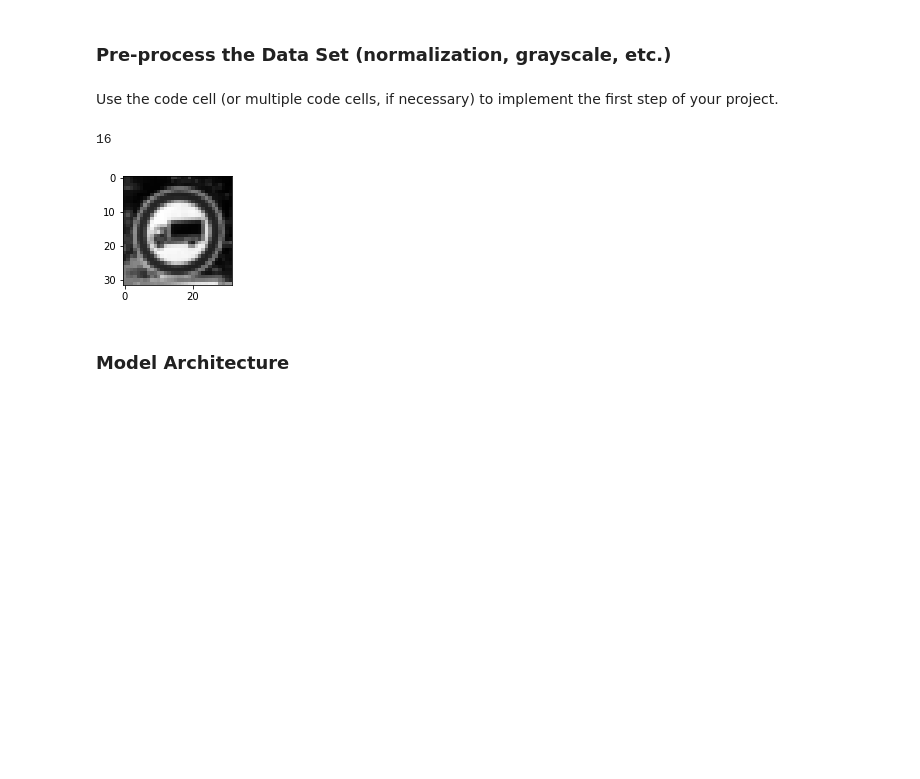
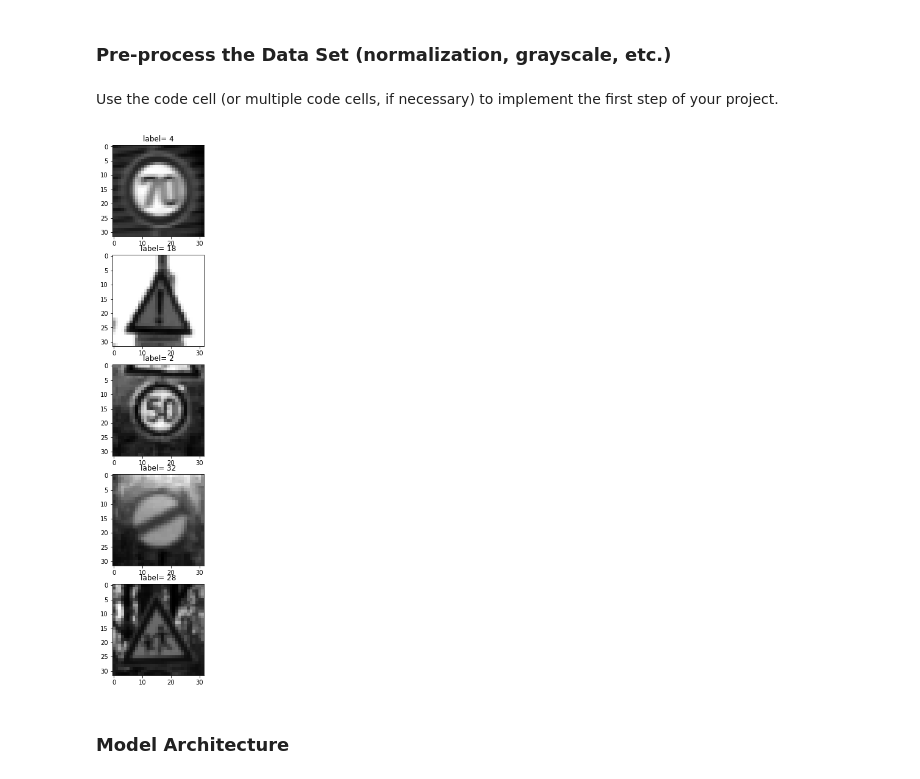
Before and after one commit to haallen/CarND-Traffic-Sign-Classifier-P2, a Jupyter notebook: Traffic_Sign_Classifier.ipynb, the cells around one changed output. Drawn from its saved outputs; the diff is of its cells as text; code cells hidden in the pictures; blank space fills up the shorter version.

```diff
--- a/Traffic_Sign_Classifier.ipynb
+++ b/Traffic_Sign_Classifier.ipynb
@@ -100,13 +122,17 @@ import matplotlib.pyplot as plt
 # Visualizations will be shown in the notebook.
 %matplotlib inline
 
-#select image at random and plot in color
-index = np.random.randint(0, len(X_train_o))
-image = X_train_o[index].squeeze()
+#select 5 images at random and plot in color
+plt.subplots(figsize=(16,16))
+viz_index =[]
+for cnt in range(5):
+    index = np.random.randint(0, len(X_train_o))
+    viz_index.append(index)
+    image = X_train_o[index].squeeze()
 
-plt.figure(figsize=(2,2))
-plt.imshow(image)
+    plt.subplot(5,1,cnt+1)
+    plt.imshow(image)
+    plt.title('label= %s'%y_train[index])
 
-#print out the corresponding label
-print(y_train[index])
+plt.savefig("data_viz.png")
 # %% [output]
@@ -151,41 +176,45 @@ for each of the training images:
     - pixel values between -0.5 and +0.5
 3.) append the normalized greyscale image to a list of preprocessed training images
 
 the above steps repeated for validation and test data
 """
 
 X_train = []
 for ii in range(0,n_train):
     img = cv2.cvtColor(X_train_o[ii], cv2.COLOR_BGR2GRAY)
     img= img/255.0 - 0.5
     X_train.append(np.reshape(img,(32,32,1)))
 
-#plot the preprocessed version of the previously plotted color image
-image = X_train[index].squeeze()
-plt.figure(figsize=(2,2))
-plt.imshow(image, cmap="gray")
-print(y_train[index])
+cnt = 0
+plt.subplots(figsize=(16,16))
+for index in viz_index:
+    image = X_train[index].squeeze()
+
+    plt.subplot(len(viz_index),1,cnt+1)
+    plt.imshow(image, cmap="gray")
+    plt.title('label= %s'%y_train[index])
+    cnt +=1
+plt.savefig("preproc_data_viz.png")
 
 X_valid = []
 for ii in range(0,n_valid):
     img = cv2.cvtColor(X_valid_o[ii], cv2.COLOR_BGR2GRAY)
     img = img/255.0 - 0.5
     X_valid.append(np.reshape(img,(32,32,1)))
 
 X_test = []
 for ii in range(0,n_test):
     img = cv2.cvtColor(X_test_o[ii], cv2.COLOR_BGR2GRAY)
     img = img/255.0 - 0.5
     X_test.append(np.reshape(img,(32,32,1)))
 
 #define training parameters
 mu = 0
 sigma = 0.1
-EPOCHS = 40 #40
+EPOCHS = 40
 BATCH_SIZE = 128
 # %% [output]
-16
-[figure, old version]
+[figure, new version]
 # %% [markdown]
 ### Model Architecture
 # %%
```
Also changed, not shown: parts of 10 cells of this notebook.
